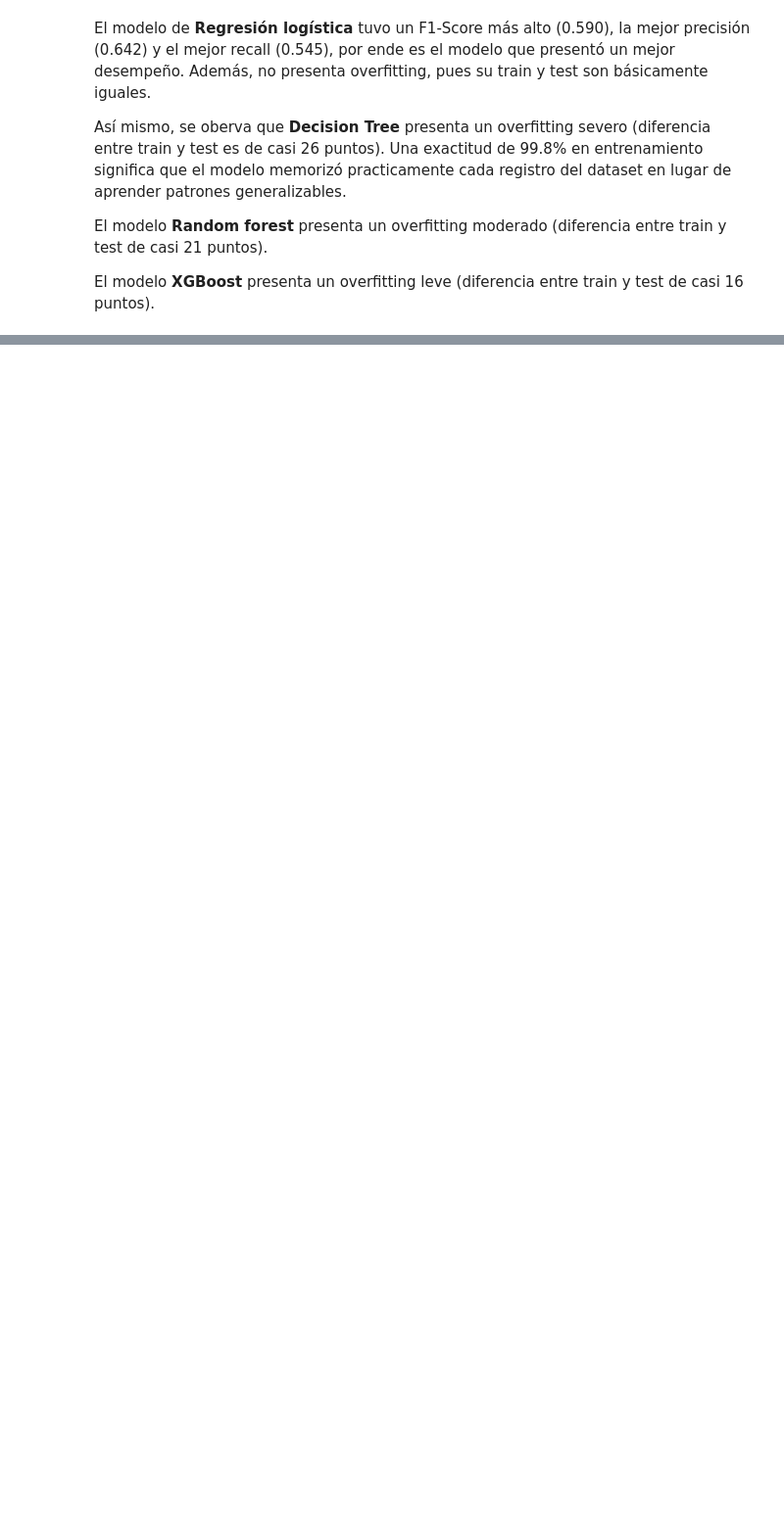
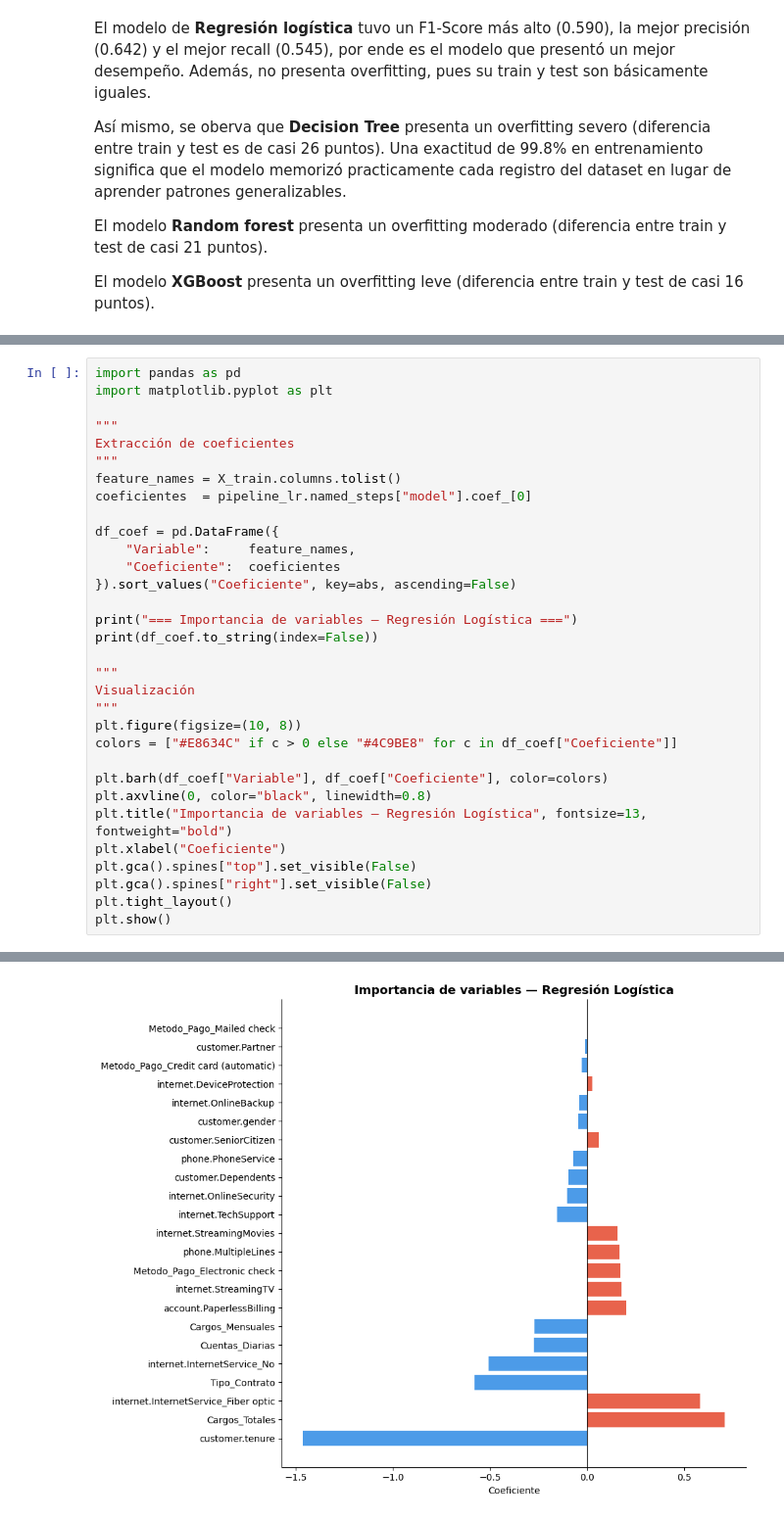
Before and after one commit to aaizaguirre/challenge_telecomX_analisis_evasion_clientes, a Jupyter notebook: telecomX_latam.ipynb, the cells around one changed output, grey strips where cells are left out. Shown at 98% size. Cells and saved outputs as stored; diff of their text form; blank space fills up the shorter version.

```diff
--- a/telecomX_latam.ipynb
+++ b/telecomX_latam.ipynb
@@ -599,0 +604,33 @@ El modelo **XGBoost** presenta un overfitting leve (diferencia entre train y tes
+# %%
+import pandas as pd
+import matplotlib.pyplot as plt
+
+"""
+Extracción de coeficientes
+"""
+feature_names = X_train.columns.tolist()
+coeficientes  = pipeline_lr.named_steps["model"].coef_[0]
+
+df_coef = pd.DataFrame({
+    "Variable":     feature_names,
+    "Coeficiente":  coeficientes
+}).sort_values("Coeficiente", key=abs, ascending=False)
+
+print("=== Importancia de variables — Regresión Logística ===")
+print(df_coef.to_string(index=False))
+
+"""
+Visualización
+"""
+plt.figure(figsize=(10, 8))
+colors = ["#E8634C" if c > 0 else "#4C9BE8" for c in df_coef["Coeficiente"]]
+
+plt.barh(df_coef["Variable"], df_coef["Coeficiente"], color=colors)
+plt.axvline(0, color="black", linewidth=0.8)
+plt.title("Importancia de variables — Regresión Logística", fontsize=13, fontweight="bold")
+plt.xlabel("Coeficiente")
+plt.gca().spines["top"].set_visible(False)
+plt.gca().spines["right"].set_visible(False)
+plt.tight_layout()
+plt.show()
+# %% [output]
@@ -599,0 +654 @@ El modelo **XGBoost** presenta un overfitting leve (diferencia entre train y tes
+[figure, added]
```
Also changed, not shown: parts of 5 cells of this notebook.
